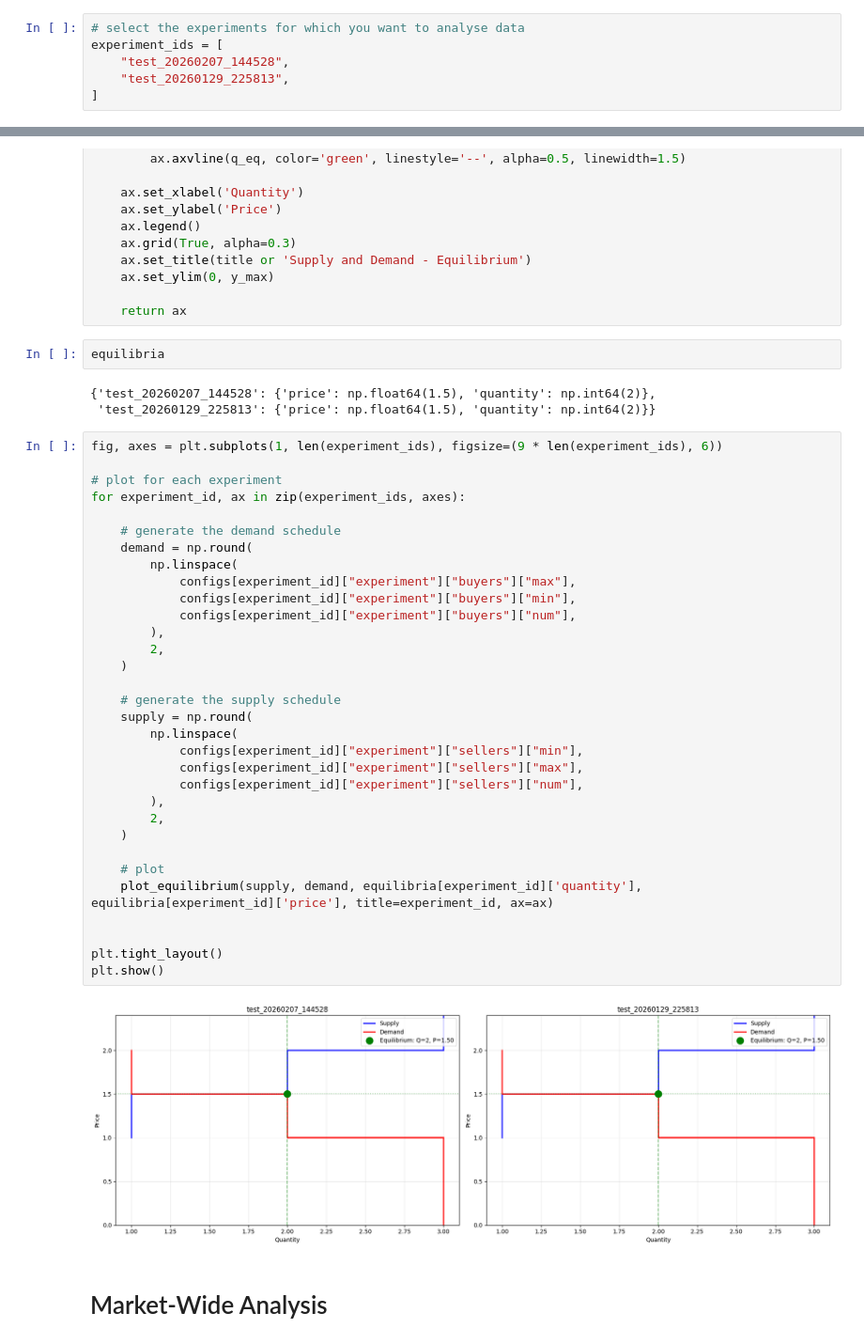
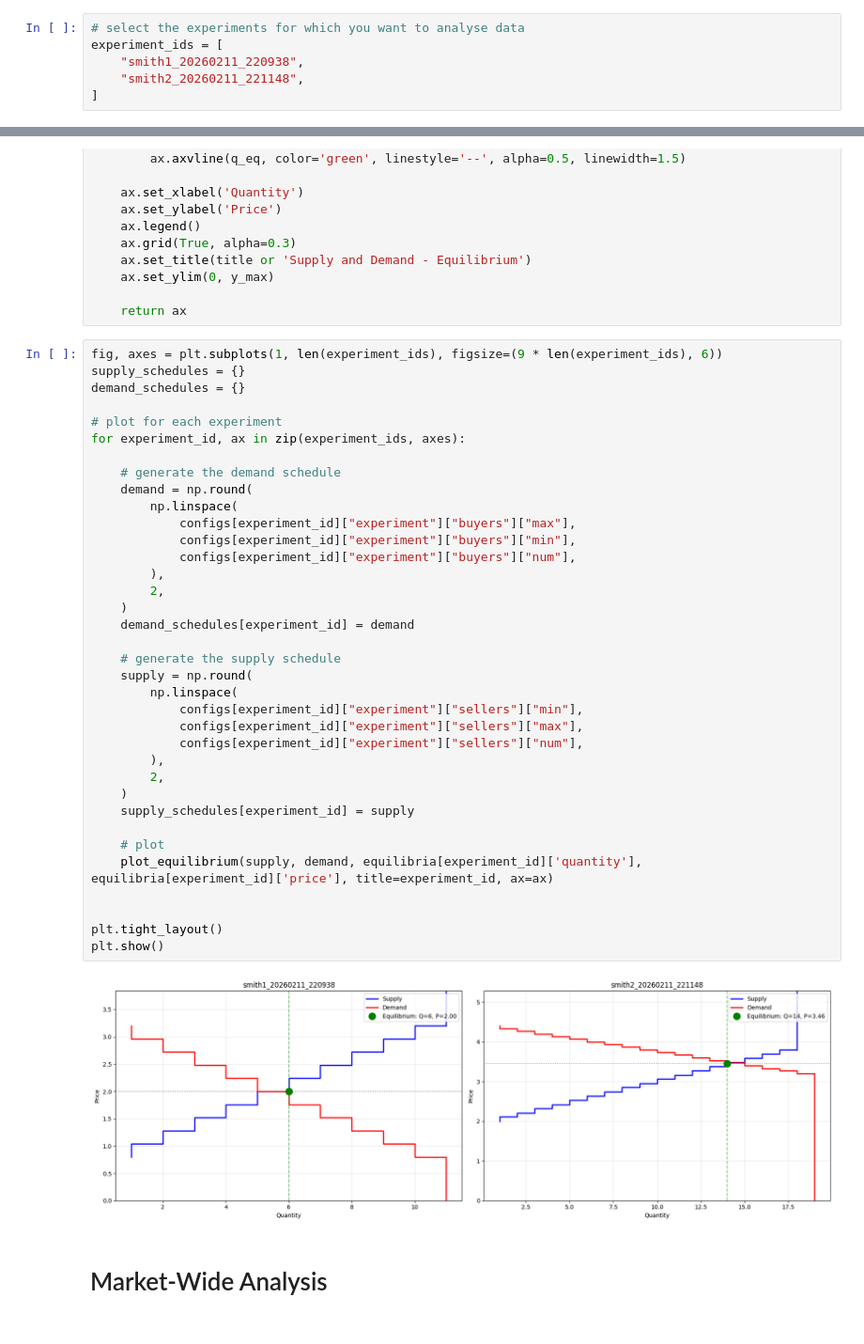
Before and after one commit to jswistak/competitive-market-simulation, a Jupyter notebook: notebooks/results_analysis_multiple.ipynb, the cells around one changed output, grey strips where cells are left out. Shown at 94% size. Saved outputs shown, nothing was run; the diff lists cells and outputs as text.

```diff
--- a/notebooks/results_analysis_multiple.ipynb
+++ b/notebooks/results_analysis_multiple.ipynb
@@ -10,8 +10,8 @@ from pathlib import Path
 # %%
 # select the experiments for which you want to analyse data
 experiment_ids = [
-    "test_20260207_144528",
-    "test_20260129_225813",
+    "smith1_20260211_220938",
+    "smith2_20260211_221148",
 ]
 # %%
 # set the paths
@@ -217,45 +217,44 @@ def plot_equilibrium(supply, demand, q_eq, p_eq, title=None, ax=None):
     ax.set_ylim(0, y_max)
 
     return ax
-# %%
-equilibria
-# %% [output]
-{'test_20260207_144528': {'price': np.float64(1.5), 'quantity': np.int64(2)},
- 'test_20260129_225813': {'price': np.float64(1.5), 'quantity': np.int64(2)}}
 # %%
 fig, axes = plt.subplots(1, len(experiment_ids), figsize=(9 * len(experiment_ids), 6))
+supply_schedules = {}
+demand_schedules = {}
 
 # plot for each experiment
 for experiment_id, ax in zip(experiment_ids, axes):
 
     # generate the demand schedule
     demand = np.round(
         np.linspace(
             configs[experiment_id]["experiment"]["buyers"]["max"],
             configs[experiment_id]["experiment"]["buyers"]["min"],
             configs[experiment_id]["experiment"]["buyers"]["num"],
         ),
         2,
     )
+    demand_schedules[experiment_id] = demand
 
     # generate the supply schedule
     supply = np.round(
         np.linspace(
             configs[experiment_id]["experiment"]["sellers"]["min"],
             configs[experiment_id]["experiment"]["sellers"]["max"],
             configs[experiment_id]["experiment"]["sellers"]["num"],
         ),
         2,
     )
+    supply_schedules[experiment_id] = supply
 
     # plot
     plot_equilibrium(supply, demand, equilibria[experiment_id]['quantity'], equilibria[experiment_id]['price'], title=experiment_id, ax=ax)
 
 
 plt.tight_layout()
 plt.show()
 # %% [output]
-[figure, old version]
+[figure, new version]
 # %% [markdown]
 # Market-Wide Analysis
 # %% [markdown]
```
Also changed, not shown: parts of 20 cells of this notebook.
